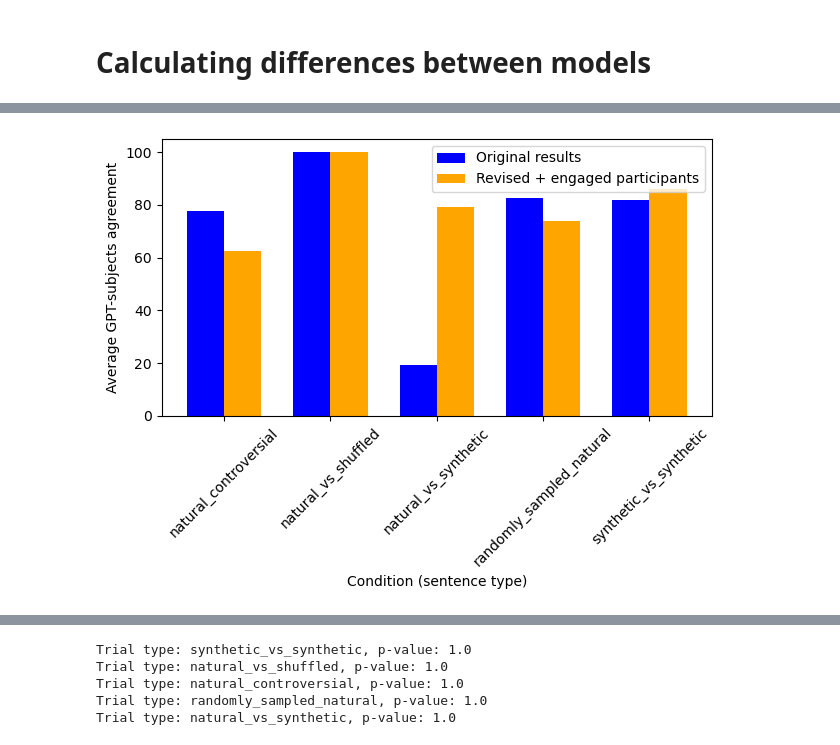
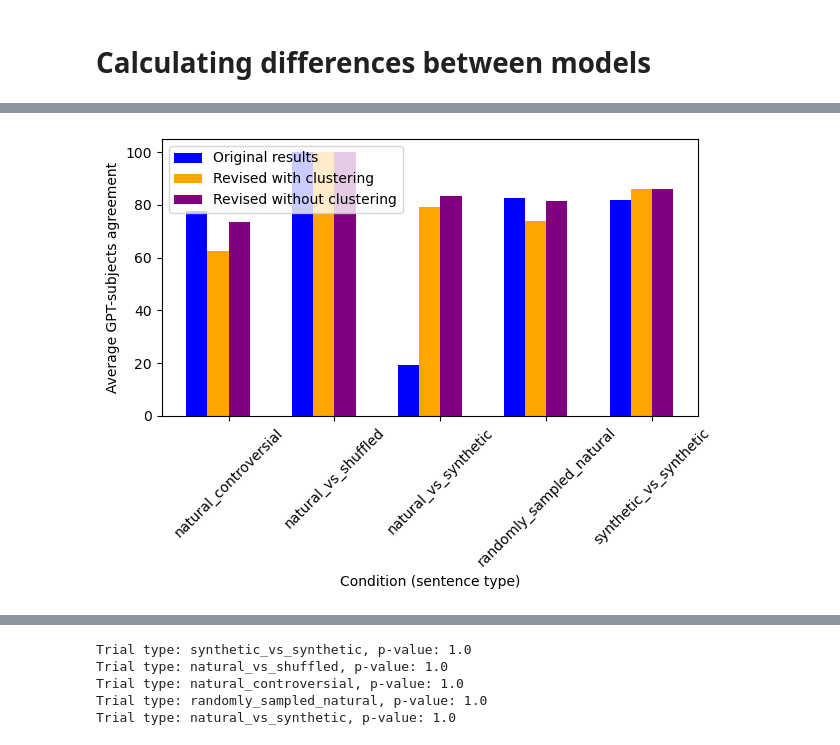
Before and after one commit to LpZamora/contstimlang, a Jupyter notebook: our_code_probability_calc.ipynb, the cells around one changed output, grey strips where cells are left out. Drawn from its saved outputs; the diff is of its cells as text; code cells hidden in the pictures.

Commit message:
Changed code to add more bars to bar plot

```diff
--- a/our_code_probability_calc.ipynb
+++ b/our_code_probability_calc.ipynb
@@ -75,7 +75,7 @@ log_probability = gpt.gpt2_sent_prob(sentence)
 # %% [markdown]
 # Creating log probabilities
 # %%
-dfsentence = pd.read_csv("our_df.csv", usecols=['sentence_pair', 'sentence1','sentence2','trial_type','subject','cluster','subjects_majority_vote_2clusters',  'subject_selected_sentence' ,'gpt_choice', 'include_as_gpt_item','gpt_engaged_subjects_agreement', 'subject_chose_majority_2clusters','agreement_2clusters'])
+dfsentence = pd.read_csv("our_df.csv", usecols=['sentence_pair', 'sentence1','sentence2','trial_type','subject','cluster','subjects_majority_vote_2clusters', 'subjects_majority_vote',  'subject_selected_sentence' ,'gpt_choice', 'include_as_gpt_item','gpt_engaged_subjects_agreement', 'subject_chose_majority_2clusters','agreement_2clusters'])
 dfsentence = dfsentence[(dfsentence['include_as_gpt_item'] == True) & (dfsentence['cluster'].isin(['engaged_accurate', 'engaged_struggling']))]
 dfsentence.reset_index(drop=True, inplace=True)
 # %%
@@ -285,23 +260,27 @@ plt.show()
 # %%
 # Define the width of each bar
-bar_width = 0.35
+bar_width = 0.2
 
 # Generate the x-coordinates for the bars
 x_values_og = np.arange(len(avg_gpt_subject_agreement_og))
+x_values_clust = np.arange(len(avg_gpt_subject_agreement_clust))
 x_values_revised = np.arange(len(avg_gpt_subject_agreement))
 
 # Plot original results (avg_gpt_subject_agreement_og) in blue
-plt.bar(x_values_og - bar_width/2, avg_gpt_subject_agreement_og.values, bar_width, color='blue', label='Original results')
+plt.bar(x_values_og - bar_width*1.5, avg_gpt_subject_agreement_og.values, bar_width, color='blue', label='Original results')
 
-# Plot revised results (avg_gpt_subject_agreement) in orange
-plt.bar(x_values_revised + bar_width/2, avg_gpt_subject_agreement.values, bar_width, color='orange', label='Revised + engaged participants')
+# Plot revised results with clustering (avg_gpt_subject_agreement_clust) in orange
+plt.bar(x_values_clust - bar_width/2, avg_gpt_subject_agreement_clust.values, bar_width, color='orange', label='Revised with clustering')
+
+# Plot revised results without clustering (avg_gpt_subject_agreement) in purple
+plt.bar(x_values_revised + bar_width/2, avg_gpt_subject_agreement.values, bar_width, color='purple', label='Revised without clustering')
 
 plt.xlabel('Condition (sentence type)')
 plt.ylabel('Average GPT-subjects agreement')
 plt.xticks(x_values_og, avg_gpt_subject_agreement_og.index, rotation=45)
 plt.legend()
 
 plt.tight_layout()
 plt.show()
 # %% [output]
-[figure, old version]
+[figure, new version]
```
Also changed, not shown: parts of 7 cells of this notebook, 2 other files.
